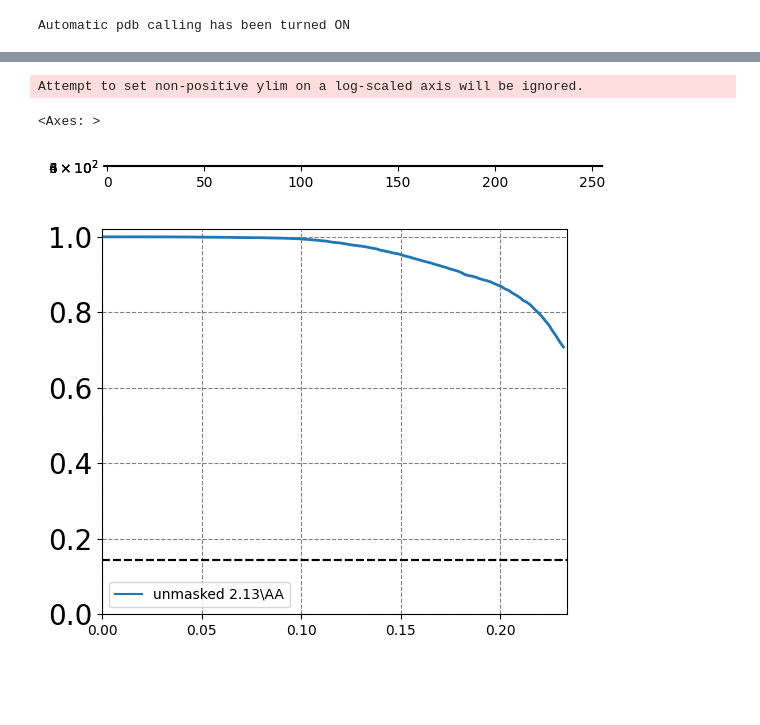
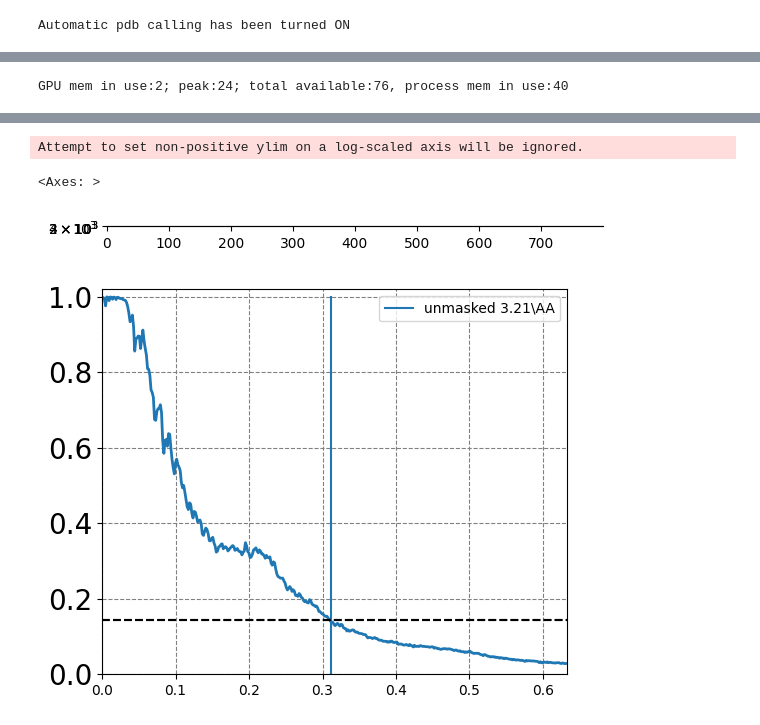
Before and after one commit to ma-gilles/recovar, a Jupyter notebook: ewald_test_cg.ipynb, the cells around one changed output, grey strips where cells are left out. Cells and saved outputs as stored; diff of their text form; code cells hidden in the pictures; blank space fills up the shorter version.

```diff
--- a/ewald_test_cg.ipynb
+++ b/ewald_test_cg.ipynb
@@ -93,14 +92,15 @@ import warnings
 # warnings.filterwarnings("error")
 from recovar import core, utils, fourier_transform_utils, ewald
 ftu = fourier_transform_utils.fourier_transform_utils(jax.numpy)
-
-grid_size = grid_size_t
-voxel_size = voxel_size_t
+mult =1
+grid_size = grid_size_t//mult
+# grid_size = 512
+voxel_size = voxel_size_t *mult
 
 # output_folder ='/home/mg6942/mytigress/spike256/../'
 volume_folder_input =  caspoid_dir# f"/tigress/CRYOEM/singerlab/mg6942/simulated_empiar10180/volumes_256/volume_just_one/vol"
 # output_folder = volume_folder_input+ f"/dataset_3e{log_n}_radial_contrast_01/"
-output_folder = f"/home/mg6942/mytigress/capsoid_{grid_size}_ewald/"
+output_folder = f"/home/mg6942/mytigress/capsoid_{grid_size}_ewald_noise/"
 
 #outlier_file_input = "/home/mg6942/mytigress/6vxx_256.mrc"
 log_n = 4
@@ -112,9 +112,14 @@ output.mkdir_safe(output_folder)
 volume_distribution = None
 reload(simulator)
 reload(ewald)
-image_stack, sim_info = simulator.generate_synthetic_dataset(output_folder, voxel_size, volume_folder_input, n_images,
-                                                             outlier_file_input = None, grid_size = grid_size,
-                               volume_distribution = volume_distribution,  dataset_params_option = "uniform", noise_level = 1e-6,
-                               noise_model = "white", put_extra_particles = False, percent_outliers = 0.00,
-                               volume_radius = 0.7, trailing_zero_format_in_vol_name = True, noise_scale_std = 0.2 * 0, contrast_std =0.2*0   , disc_type = 'ewald_cubic')
+# return
+do_it = False
+# do_it =True
+if do_it:
+    image_stack, sim_info = simulator.generate_synthetic_dataset(output_folder, voxel_size, volume_folder_input, n_images,
+                                                                 outlier_file_input = None, grid_size = grid_size,
+                                   volume_distribution = volume_distribution,  dataset_params_option = "uniform", noise_level = 1e-1,
+                                   noise_model = "white", put_extra_particles = False, percent_outliers = 0.00,
+                                   volume_radius = 0.7, trailing_zero_format_in_vol_name = True, noise_scale_std = 0.2 * 0, contrast_std =0.2*0   , disc_type = 'ewald_cubic')
+    del image_stack, sim_info
 # %% [output]
@@ -197,7 +188,0 @@ plt.semilogy(regularization.average_over_shells(np.abs(gt_vol)**2, cryo.volume_s
-# %%
-from recovar import core, utils, fourier_transform_utils
-ftu = fourier_transform_utils.fourier_transform_utils(jax.numpy)
-
-vol = gt_vol.reshape(cryo.volume_shape)
-vol_1 = ftu.get_idft3(vol)
-plt.imshow(np.sum(vol_1, axis=2).real)
@@ -207,12 +226,16 @@ plt.imshow(np.sum(vol_1, axis=2).real)
+# %%
+utils.report_memory_device()
+# %% [output]
+GPU mem in use:2; peak:24; total available:76, process mem in use:40
 # %%
 from recovar import ewald
 reload(ewald)
 
 batch_size = 500
-x1, residuals = ewald.solve_ewald_least_squares(cryo, batch_size, "nearest", signal_variance*10, noise_variance.astype(np.float32))
+x1, residuals = ewald.solve_ewald_least_squares(cryo, batch_size, "nearest", signal_variance*1, noise_variance.astype(np.float32), x0 = None, max_iter = 100)#means['combined'])
 plt.semilogy(residuals)
 
 from recovar import plot_utils
 plt.imshow(x1.sum(axis=0).real)
-plot_utils.plot_fsc(cryo, gt_vol, ftu.get_dft3(x1))
+plot_utils.plot_fsc(cryo, gt_vol, ftu.get_dft3(x1), threshold = 0.5)
 # %% [output]
@@ -224,4 +259,4 @@ plot_utils.plot_fsc(cryo, gt_vol, ftu.get_dft3(x1))
 Attempt to set non-positive ylim on a log-scaled axis will be ignored.
 <Axes: >
-[figure, old version]
+[figure, new version]
-[figure, old version]
+[figure, new version]
```
Also changed, not shown: parts of 31 cells of this notebook, 6 other files.
